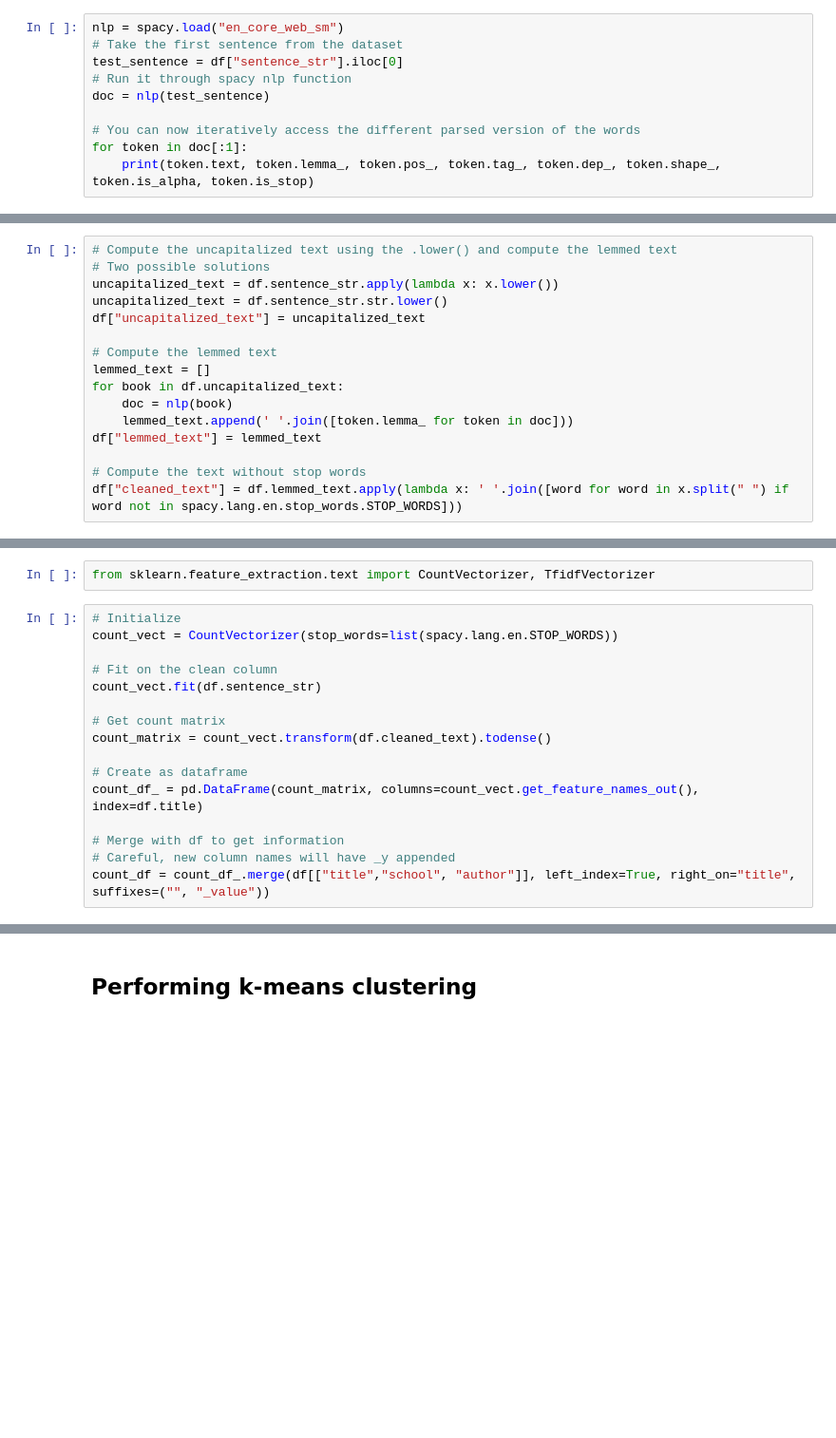
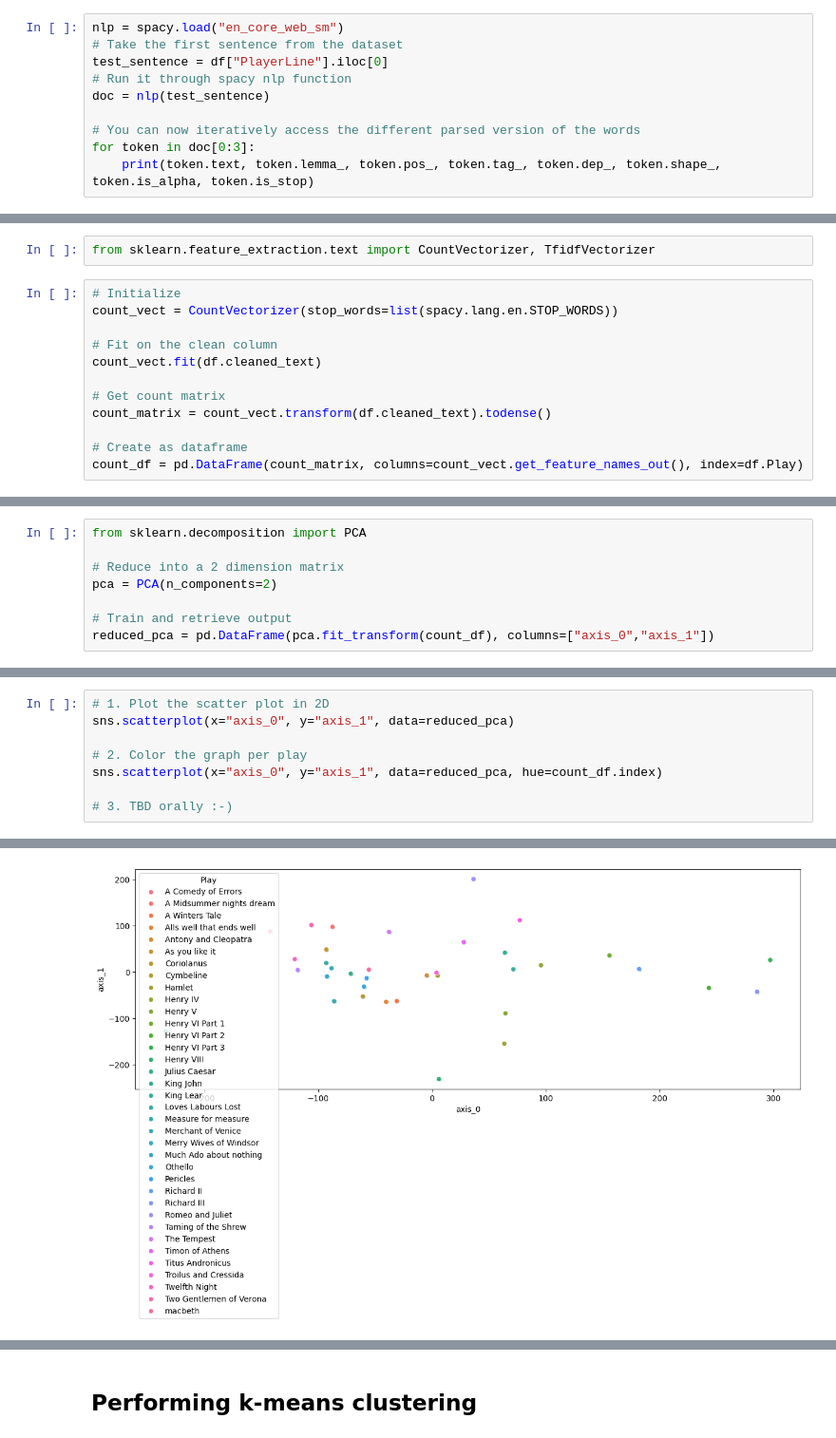
Before and after one commit to py4SHS/nlp, a Jupyter notebook: lab/lab_answers.ipynb, the cells around one changed output, grey strips where cells are left out. Shown at 95% size. Saved outputs shown, nothing was run; the diff lists cells and outputs as text; blank space fills up the shorter version.

```diff
--- a/lab/lab_answers.ipynb
+++ b/lab/lab_answers.ipynb
@@ -99,11 +68,11 @@ We will do it using spacy built-in features.
 # %%
 nlp = spacy.load("en_core_web_sm")
 # Take the first sentence from the dataset
-test_sentence = df["sentence_str"].iloc[0]
+test_sentence = df["PlayerLine"].iloc[0]
 # Run it through spacy nlp function
 doc = nlp(test_sentence)
 
 # You can now iteratively access the different parsed version of the words
-for token in doc[:1]:
+for token in doc[0:3]:
     print(token.text, token.lemma_, token.pos_, token.tag_, token.dep_, token.shape_, token.is_alpha, token.is_stop)
 # %% [output]
@@ -116,16 +87,0 @@ There there PRON EX expl Xxxxx True True
-# %%
-# Compute the uncapitalized text using the .lower() and compute the lemmed text
-# Two possible solutions
-uncapitalized_text = df.sentence_str.apply(lambda x: x.lower())
-uncapitalized_text = df.sentence_str.str.lower()
-df["uncapitalized_text"] = uncapitalized_text
-
-# Compute the lemmed text
-lemmed_text = []
-for book in df.uncapitalized_text:
-    doc = nlp(book)
-    lemmed_text.append(' '.join([token.lemma_ for token in doc]))
-df["lemmed_text"] = lemmed_text
-
-# Compute the text without stop words
-df["cleaned_text"] = df.lemmed_text.apply(lambda x: ' '.join([word for word in x.split(" ") if word not in spacy.lang.en.stop_words.STOP_WORDS]))
@@ -140,14 +124,10 @@ from sklearn.feature_extraction.text import CountVectorizer, TfidfVectorizer
 count_vect = CountVectorizer(stop_words=list(spacy.lang.en.STOP_WORDS))
 
 # Fit on the clean column
-count_vect.fit(df.sentence_str)
+count_vect.fit(df.cleaned_text)
 
 # Get count matrix
 count_matrix = count_vect.transform(df.cleaned_text).todense()
 
 # Create as dataframe
-count_df_ = pd.DataFrame(count_matrix, columns=count_vect.get_feature_names_out(), index=df.title)
-
-# Merge with df to get information
-# Careful, new column names will have _y appended
-count_df = count_df_.merge(df[["title","school", "author"]], left_index=True, right_on="title", suffixes=("", "_value"))
+count_df = pd.DataFrame(count_matrix, columns=count_vect.get_feature_names_out(), index=df.Play)
@@ -189,0 +179,8 @@ filtered_df = count_df[most_used_words]
+# %%
+from sklearn.decomposition import PCA
+
+# Reduce into a 2 dimension matrix
+pca = PCA(n_components=2)
+
+# Train and retrieve output
+reduced_pca = pd.DataFrame(pca.fit_transform(count_df), columns=["axis_0","axis_1"])
@@ -189,0 +195,9 @@ filtered_df = count_df[most_used_words]
+# %%
+# 1. Plot the scatter plot in 2D
+sns.scatterplot(x="axis_0", y="axis_1", data=reduced_pca)
+
+# 2. Color the graph per play
+sns.scatterplot(x="axis_0", y="axis_1", data=reduced_pca, hue=count_df.index)
+
+# 3. TBD orally :-)
+# %% [output]
@@ -189,0 +205 @@ filtered_df = count_df[most_used_words]
+[figure, added]
```
Also changed, not shown: parts of 35 cells of this notebook, 4 other files.
